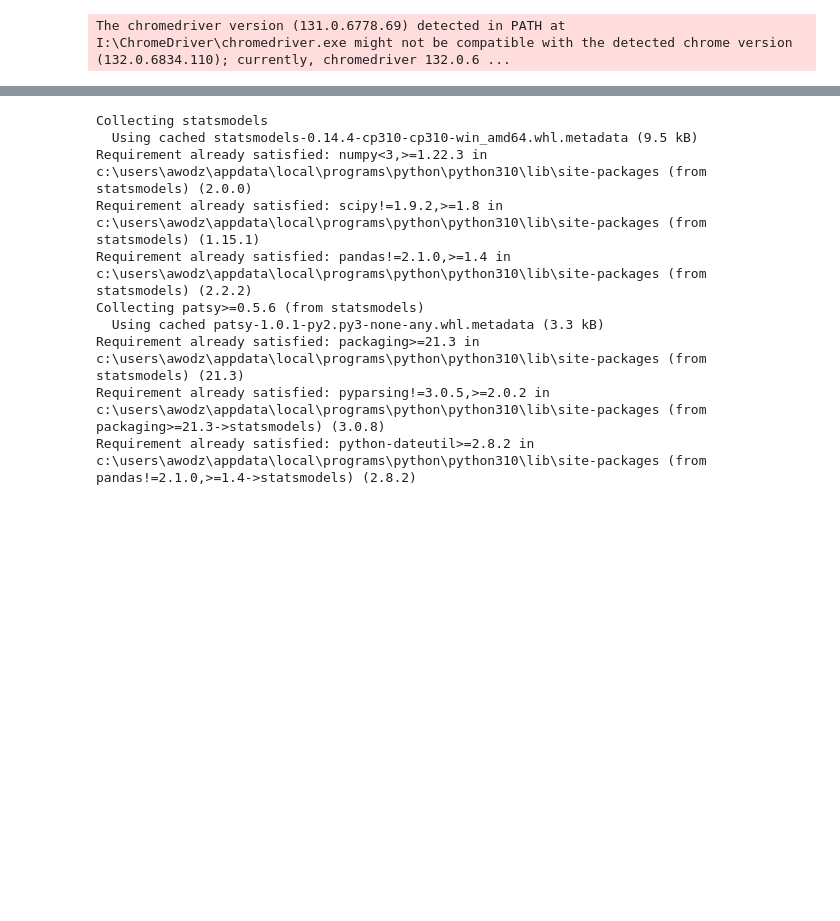
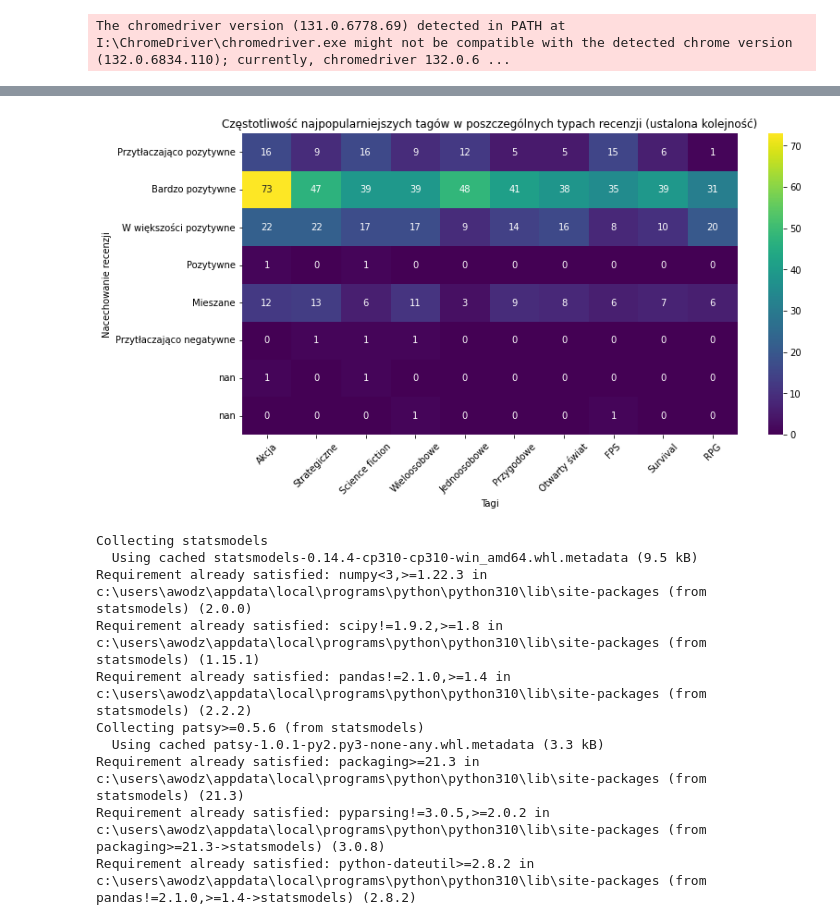
Before and after one commit to Adam17c/pad, a Jupyter notebook: projekt_v1.ipynb, the cells around one changed output, grey strips where cells are left out. Cells and saved outputs as stored; diff of their text form; code cells hidden in the pictures; blank space fills up the shorter version.

```diff
--- a/projekt_v1.ipynb
+++ b/projekt_v1.ipynb
@@ -781,3 +799,39 @@ plt.show()
+# %%
+# Ustalona kolejność dla `Nacechowanie recenzji`
+review_order = [
+    'Przytłaczająco pozytywne',
+    'Bardzo pozytywne',
+    'W większości pozytywne',
+    'Pozytywne',
+    'Mieszane',
+    'Bardzo negatywne',
+    'Przytłaczająco negatywne'
+]
+
+# Wybieramy tylko 10 najpopularniejszych tagów
+top_tags = cross_table.sum(axis=0).sort_values(ascending=False).head(10).index
+filtered_cross_table = cross_table[top_tags]
+
+# Sortowanie `Nacechowanie recenzji` według liczby gier w każdej kategorii
+sorted_index = filtered_cross_table.sum(axis=1).sort_values(ascending=False).index
+filtered_cross_table = filtered_cross_table.loc[sorted_index]
+
+# Tworzenie kategorii z ustaloną kolejnością
+cross_table.index = pd.Categorical(cross_table.index, categories=review_order, ordered=True)
+
+# Sortowanie tabeli krzyżowej według nowej kategorii
+filtered_cross_table = cross_table[top_tags].sort_index()
+
+# Tworzenie heatmapy
+plt.figure(figsize=(12, 6))
+sns.heatmap(filtered_cross_table, cmap='viridis', annot=True, fmt='d', cbar=True)
+plt.title('Częstotliwość najpopularniejszych tagów w poszczególnych typach recenzji (ustalona kolejność)')
+plt.xlabel('Tagi')
+plt.ylabel('Nacechowanie recenzji')
+plt.xticks(rotation=45)
+plt.show()
+# %% [output]
+[figure, added]
 # %%
 %pip install statsmodels
 # %% [output]
```
Also changed, not shown: parts of 38 cells of this notebook.
